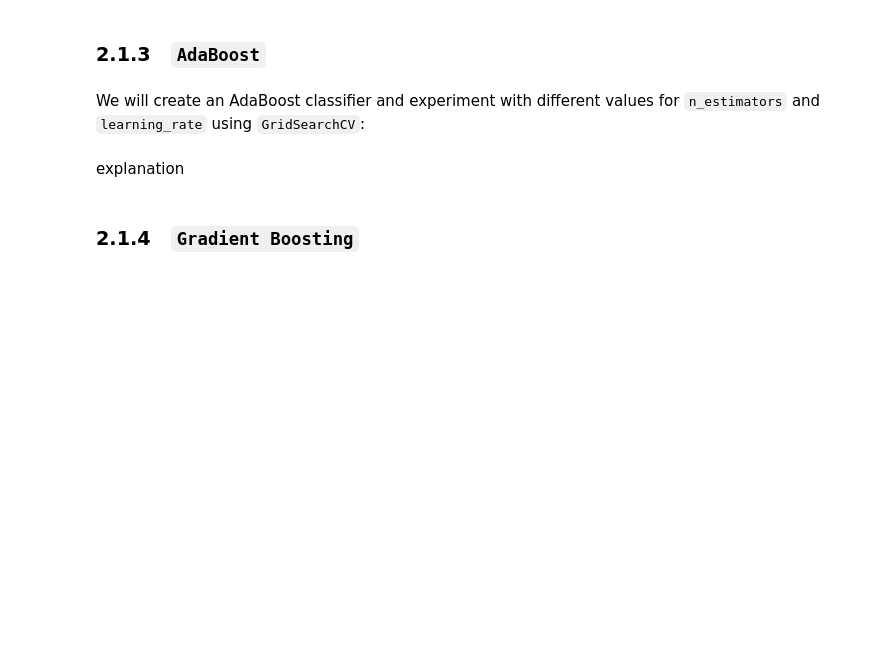
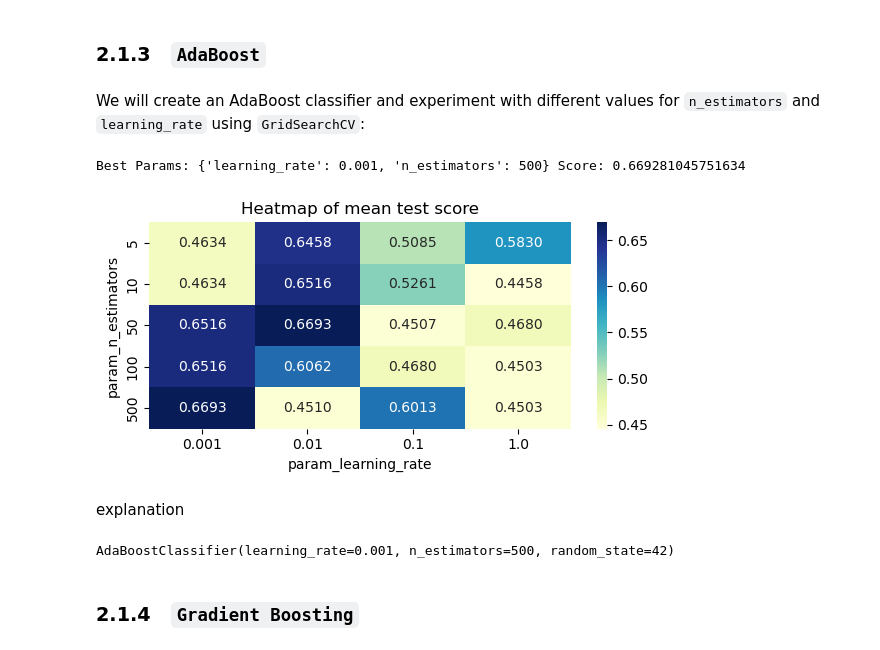
Before and after one commit to sokosaa/Machine-Learning-in-Mechanical-Engineering, a Jupyter notebook: HW2/C/HW2C.ipynb, the cells around one changed output. Cells and saved outputs as stored; diff of their text form; code cells hidden in the pictures; blank space fills up the shorter version.

```diff
--- a/HW2/C/HW2C.ipynb
+++ b/HW2/C/HW2C.ipynb
@@ -181,2 +216,37 @@ We will create an AdaBoost classifier and experiment with different values for `
+# %%
+from sklearn.ensemble import AdaBoostClassifier
+
+# set parameters
+n_estimators = [5, 10, 50, 100, 500]
+learning_rate = [0.001, 0.01, 0.1, 1.0]
+ada_params = dict(n_estimators=n_estimators, learning_rate=learning_rate)
+
+# create classifier
+ada = AdaBoostClassifier(random_state=42)
+
+# create grid
+ada_grid = GridSearchCV(ada, ada_params, cv=10, scoring='accuracy')
+
+# fit grid
+ada_grid.fit(X_train, y_train)
+
+# print basic results
+print(f'Best Params: {ada_grid.best_params_} Score: {ada_grid.best_score_}')
+
+# create dataframe from cv_results_
+ada_results = pd.DataFrame(ada_grid.cv_results_)
+
+# pivot as prep for heatmap
+ada_pivot = ada_results.pivot_table(index='param_n_estimators', columns='param_learning_rate', values='mean_test_score')
+
+# heatmap to visualize results
+fig3, ax3 = plt.subplots(figsize=(6, 3))
+sns.heatmap(ada_pivot, annot=True, cmap='YlGnBu', fmt='.4f', ax=ax3)
+ax3.set_title('Heatmap of mean test score')
+plt.tight_layout()
+plt.show()
+# %% [output]
+Best Params: {'learning_rate': 0.001, 'n_estimators': 500} Score: 0.669281045751634
+[figure, added]
 # %% [markdown]
 explanation
@@ -185,3 +253,8 @@ explanation
+# %%
+ada = AdaBoostClassifier(n_estimators=500, learning_rate=0.001, random_state=42)
+ada.fit(X_train, y_train)
+# %% [output]
+AdaBoostClassifier(learning_rate=0.001, n_estimators=500, random_state=42)
 # %% [markdown]
 ### 2.1.4 &nbsp; `Gradient Boosting`
 # %% [markdown]
```
Also changed, not shown: parts of 17 cells of this notebook.
